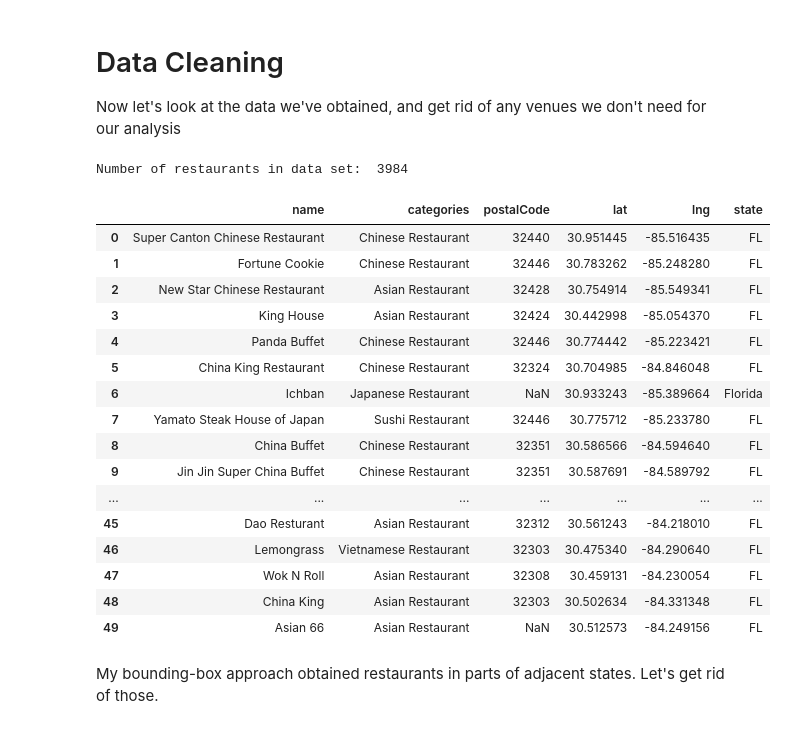
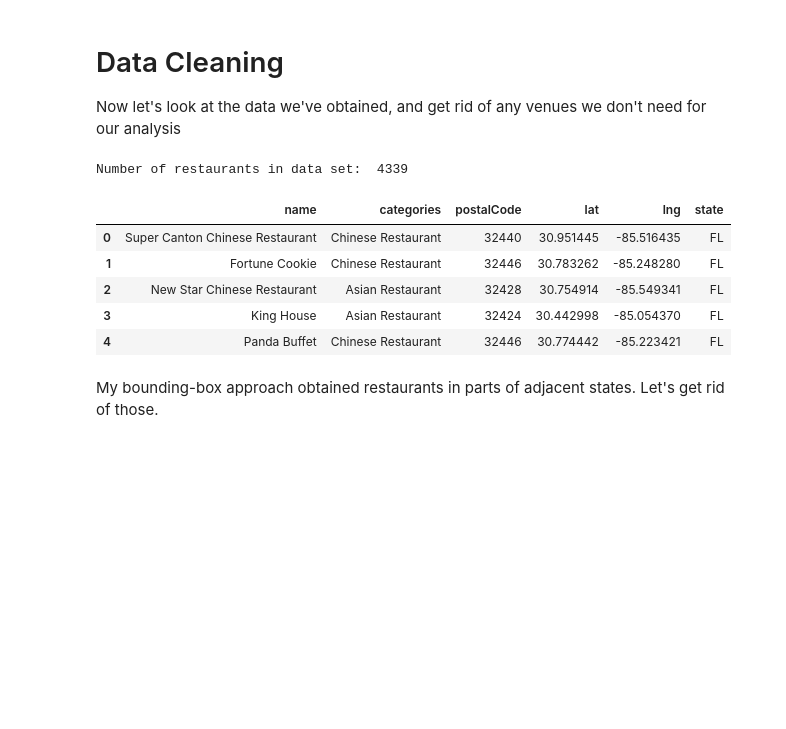
Before and after one commit to JamesDCage/Final-Week-0, a Jupyter notebook: Extracting_Data_from_Foursquare.ipynb, the cells around one changed output. Cells and saved outputs as stored; diff of their text form; code cells hidden in the pictures; blank space fills up the shorter version.

```diff
--- a/Extracting_Data_from_Foursquare.ipynb
+++ b/Extracting_Data_from_Foursquare.ipynb
@@ -185,8 +185,8 @@ fne = (35.000659, -80.839729)  # Northeast corner
 # The following venue categories come from Foursquare. Note that each
 # category has sub-categories (for example, "Korean Restaurant" in "Asian").
 restaurant_codes =  ['4bf58dd8d48988d142941735',   # Asian Restaurant
-                     #'4bf58dd8d48988d10f941735',   # Indian Restaurant
-                     #'52e81612bcbc57f1066b79f8',    # Pakistani Restaurant
+                     '4bf58dd8d48988d10f941735',   # Indian Restaurant
+                     '52e81612bcbc57f1066b79f8',    # Pakistani Restaurant
                      #'52af3b773cf9994f4e043c03'    # Szechuan Restaurant
                     ]
 
@@ -236,26 +236,15 @@ However, the smallest boxes are about 2 square miles in size. Georgia covers alm
 Now let's look at the data we've obtained, and get rid of any venues we don't need for our analysis
 # %%
 print("Number of restaurants in data set: ",df_venues.shape[0],"\n\n")
-df_venues.head(50)
+df_venues.head()
 # %% [output]
-Number of restaurants in data set:  3984
+Number of restaurants in data set:  4339
 |  | name | categories | postalCode | lat | lng | state |
 | 0 | Super Canton Chinese Restaurant | Chinese Restaurant | 32440 | 30.951445 | -85.516435 | FL |
 | 1 | Fortune Cookie | Chinese Restaurant | 32446 | 30.783262 | -85.248280 | FL |
 | 2 | New Star Chinese Restaurant | Asian Restaurant | 32428 | 30.754914 | -85.549341 | FL |
 | 3 | King House | Asian Restaurant | 32424 | 30.442998 | -85.054370 | FL |
 | 4 | Panda Buffet | Chinese Restaurant | 32446 | 30.774442 | -85.223421 | FL |
-| 5 | China King Restaurant | Chinese Restaurant | 32324 | 30.704985 | -84.846048 | FL |
-| 6 | Ichban | Japanese Restaurant | NaN | 30.933243 | -85.389664 | Florida |
-| 7 | Yamato Steak House of Japan | Sushi Restaurant | 32446 | 30.775712 | -85.233780 | FL |
-| 8 | China Buffet | Chinese Restaurant | 32351 | 30.586566 | -84.594640 | FL |
-| 9 | Jin Jin Super China Buffet | Chinese Restaurant | 32351 | 30.587691 | -84.589792 | FL |
-| ... | ... | ... | ... | ... | ... | ... |
-| 45 | Dao Resturant | Asian Restaurant | 32312 | 30.561243 | -84.218010 | FL |
-| 46 | Lemongrass | Vietnamese Restaurant | 32303 | 30.475340 | -84.290640 | FL |
-| 47 | Wok N Roll | Asian Restaurant | 32308 | 30.459131 | -84.230054 | FL |
-| 48 | China King | Asian Restaurant | 32303 | 30.502634 | -84.331348 | FL |
-| 49 | Asian 66 | Asian Restaurant | NaN | 30.512573 | -84.249156 | FL |
 # %% [markdown]
 My bounding-box approach obtained restaurants in parts of adjacent states. Let's get rid of those.
 # %%
```
Also changed, not shown: parts of 9 cells of this notebook.
